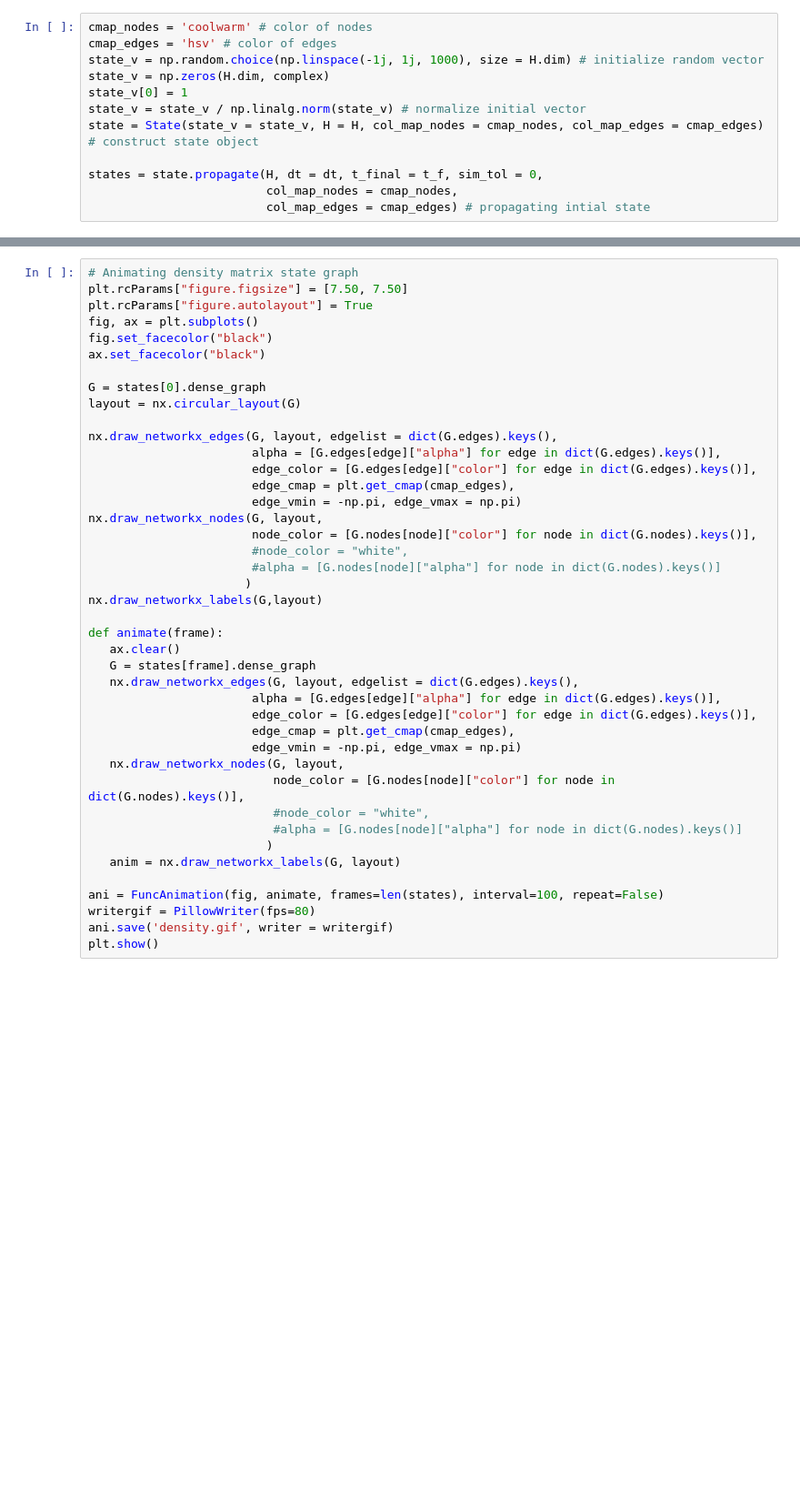
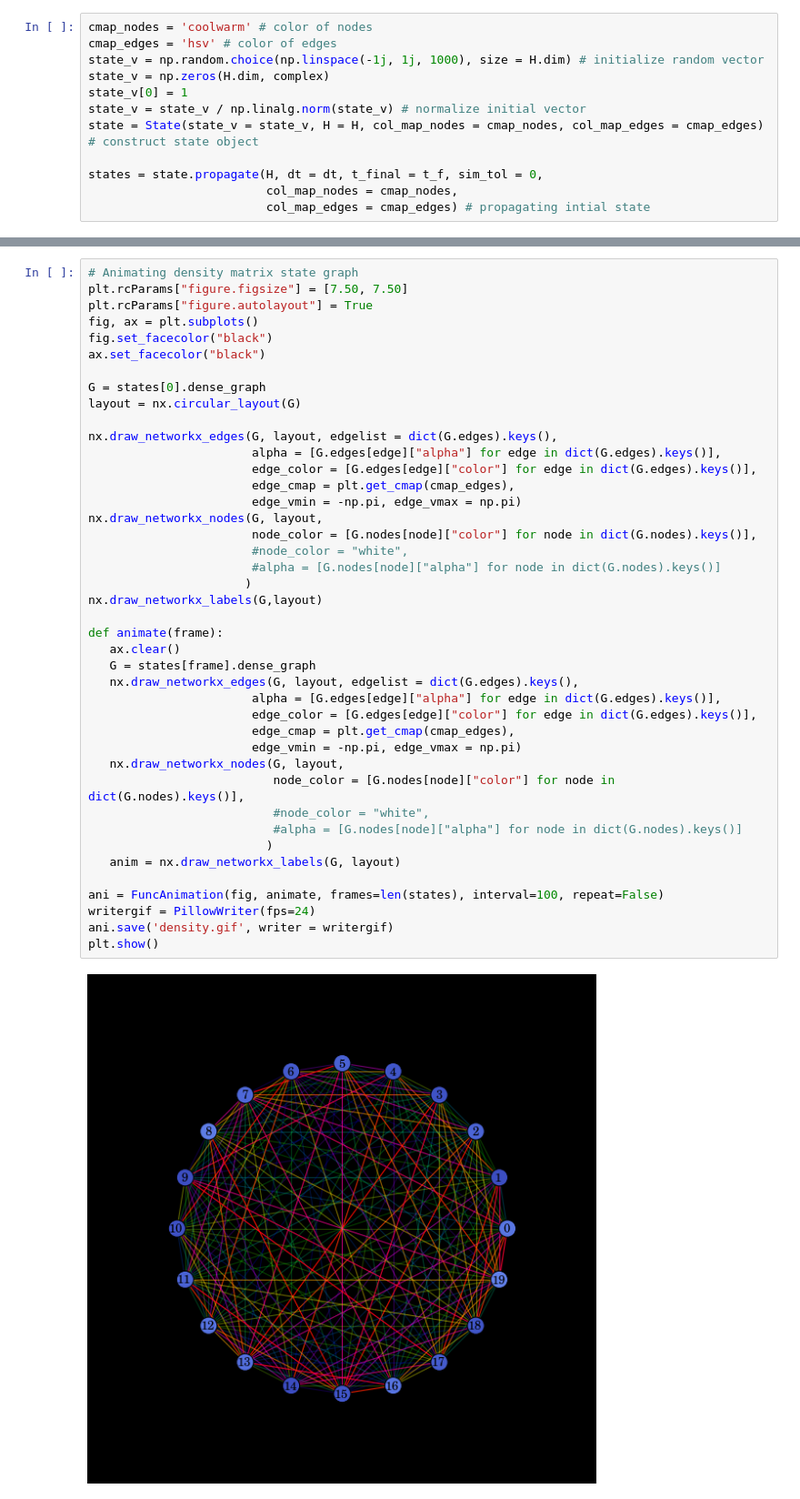
Before and after one commit to OtiDioti/HermitianGraphs, a Jupyter notebook: Example.ipynb, the cells around one changed output, grey strips where cells are left out. Shown: that part at 91% size. Cells and saved outputs as stored; diff of their text form; blank space fills up the shorter version.

```diff
--- a/Example.ipynb
+++ b/Example.ipynb
@@ -65,31 +71,33 @@ layout = nx.circular_layout(G)
 nx.draw_networkx_edges(G, layout, edgelist = dict(G.edges).keys(),
                        alpha = [G.edges[edge]["alpha"] for edge in dict(G.edges).keys()],
                        edge_color = [G.edges[edge]["color"] for edge in dict(G.edges).keys()],
                        edge_cmap = plt.get_cmap(cmap_edges),
                        edge_vmin = -np.pi, edge_vmax = np.pi)
 nx.draw_networkx_nodes(G, layout,
                        node_color = [G.nodes[node]["color"] for node in dict(G.nodes).keys()],
                        #node_color = "white",
                        #alpha = [G.nodes[node]["alpha"] for node in dict(G.nodes).keys()]
                       )
 nx.draw_networkx_labels(G,layout)
 
 def animate(frame):
    ax.clear()
    G = states[frame].dense_graph
    nx.draw_networkx_edges(G, layout, edgelist = dict(G.edges).keys(),
                        alpha = [G.edges[edge]["alpha"] for edge in dict(G.edges).keys()],
                        edge_color = [G.edges[edge]["color"] for edge in dict(G.edges).keys()],
                        edge_cmap = plt.get_cmap(cmap_edges),
                        edge_vmin = -np.pi, edge_vmax = np.pi)
    nx.draw_networkx_nodes(G, layout,
                           node_color = [G.nodes[node]["color"] for node in dict(G.nodes).keys()],
                           #node_color = "white",
                           #alpha = [G.nodes[node]["alpha"] for node in dict(G.nodes).keys()]
                          )
    anim = nx.draw_networkx_labels(G, layout)
 
 ani = FuncAnimation(fig, animate, frames=len(states), interval=100, repeat=False)
-writergif = PillowWriter(fps=80)
+writergif = PillowWriter(fps=24)
 ani.save('density.gif', writer = writergif)
 plt.show()
+# %% [output]
+[figure, added]
```
Also changed, not shown: parts of 3 cells of this notebook, 3 other files.
